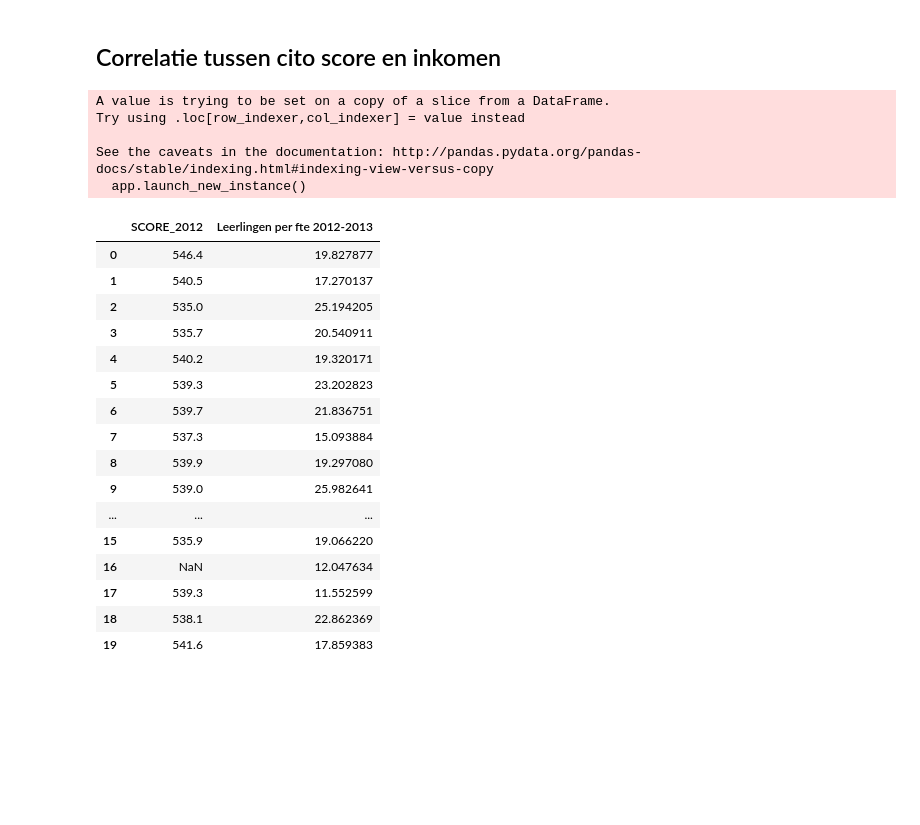
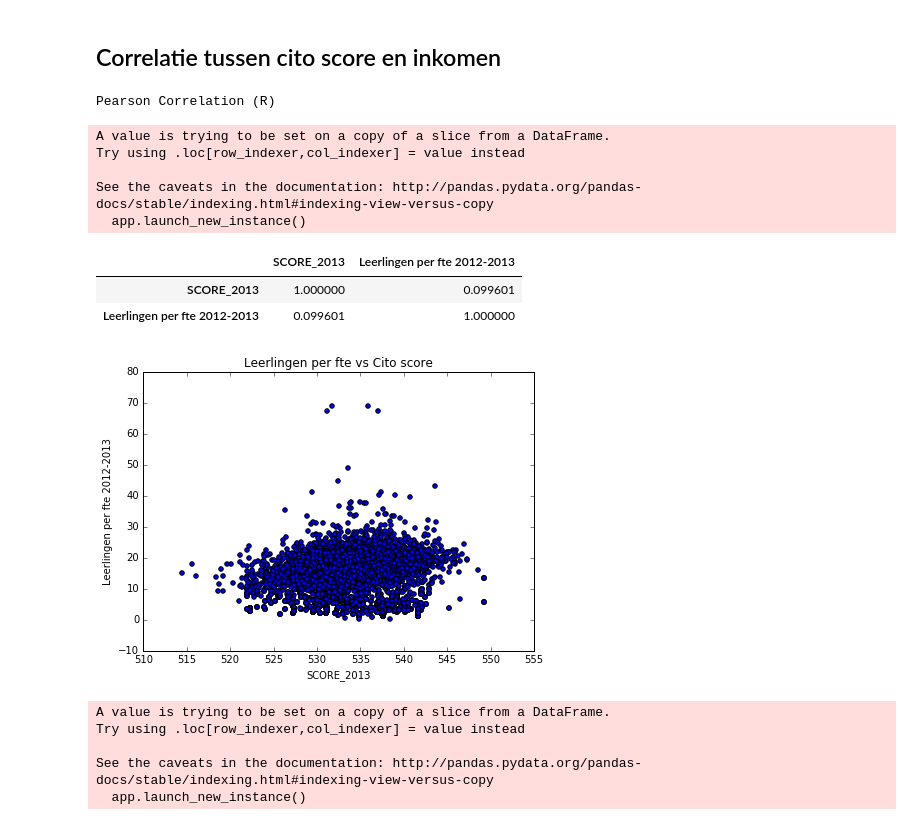
Before and after one commit to dylanwijman/data-science, a Jupyter notebook: Miniproject/Miniproject_basisonderwijs-Copy1.ipynb, the cells around one changed output. Cells and saved outputs as stored; diff of their text form; code cells hidden in the pictures; blank space fills up the shorter version.

```diff
--- a/Miniproject/Miniproject_basisonderwijs-Copy1.ipynb
+++ b/Miniproject/Miniproject_basisonderwijs-Copy1.ipynb
@@ -180,32 +160,35 @@ fte_cito.head(100)
 100 rows × 15 columns
 # %% [markdown]
 ## Correlatie tussen cito score en inkomen
+# %%
+cito_fte_corr12 = fte_cito[['SCORE_2013','Leerlingen per fte 2012-2013']]
+
+cito_fte_corr12['SCORE_2013'] = pd.to_numeric(cito_fte_corr12['SCORE_2013'], errors='coerce')
+
+## Correlatie tussen cito score en Leerlingen per fte
+cito_fte_corr12.plot(kind='scatter', figsize=(7, 5), x = 'SCORE_2013', y = 'Leerlingen per fte 2012-2013', title= 'Leerlingen per fte vs Cito score')
+
+# Correlation
+print 'Pearson Correlation (R)'
+cito_fte_corr12.corr(method='pearson')
+# %% [output]
+Pearson Correlation (R)
+A value is trying to be set on a copy of a slice from a DataFrame.
+Try using .loc[row_indexer,col_indexer] = value instead
+
+See the caveats in the documentation: http://pandas.pydata.org/pandas-docs/stable/indexing.html#indexing-view-versus-copy
+  app.launch_new_instance()
+|  | SCORE_2013 | Leerlingen per fte 2012-2013 |
+| SCORE_2013 | 1.000000 | 0.099601 |
+| Leerlingen per fte 2012-2013 | 0.099601 | 1.000000 |
+[figure, added]
 # %%
-cito_fte_corr12 = fte_cito[['SCORE_2012','Leerlingen per fte 2012-2013']]
+cito_fte_corr1314 = fte_cito[['SCORE_2014','Leerlingen per fte 2013-2014']]
 
-cito_fte_corr12['SCORE_2012'] = pd.to_numeric(cito_fte_corr12['SCORE_2012'], errors='coerce')
-
-cito_fte_corr12.head(20)
+cito_fte_corr1314['SCORE_2014'] = pd.to_numeric(cito_fte_corr1314['SCORE_2014'], errors='coerce')
 # %% [output]
 A value is trying to be set on a copy of a slice from a DataFrame.
 Try using .loc[row_indexer,col_indexer] = value instead
 
 See the caveats in the documentation: http://pandas.pydata.org/pandas-docs/stable/indexing.html#indexing-view-versus-copy
   app.launch_new_instance()
-|  | SCORE_2012 | Leerlingen per fte 2012-2013 |
-| 0 | 546.4 | 19.827877 |
-| 1 | 540.5 | 17.270137 |
-| 2 | 535.0 | 25.194205 |
-| 3 | 535.7 | 20.540911 |
-| 4 | 540.2 | 19.320171 |
-| 5 | 539.3 | 23.202823 |
-| 6 | 539.7 | 21.836751 |
-| 7 | 537.3 | 15.093884 |
-| 8 | 539.9 | 19.297080 |
-| 9 | 539.0 | 25.982641 |
-| ... | ... | ... |
-| 15 | 535.9 | 19.066220 |
-| 16 | NaN | 12.047634 |
-| 17 | 539.3 | 11.552599 |
-| 18 | 538.1 | 22.862369 |
-| 19 | 541.6 | 17.859383 |
```
Also changed, not shown: parts of 9 cells of this notebook, 1 other file.
